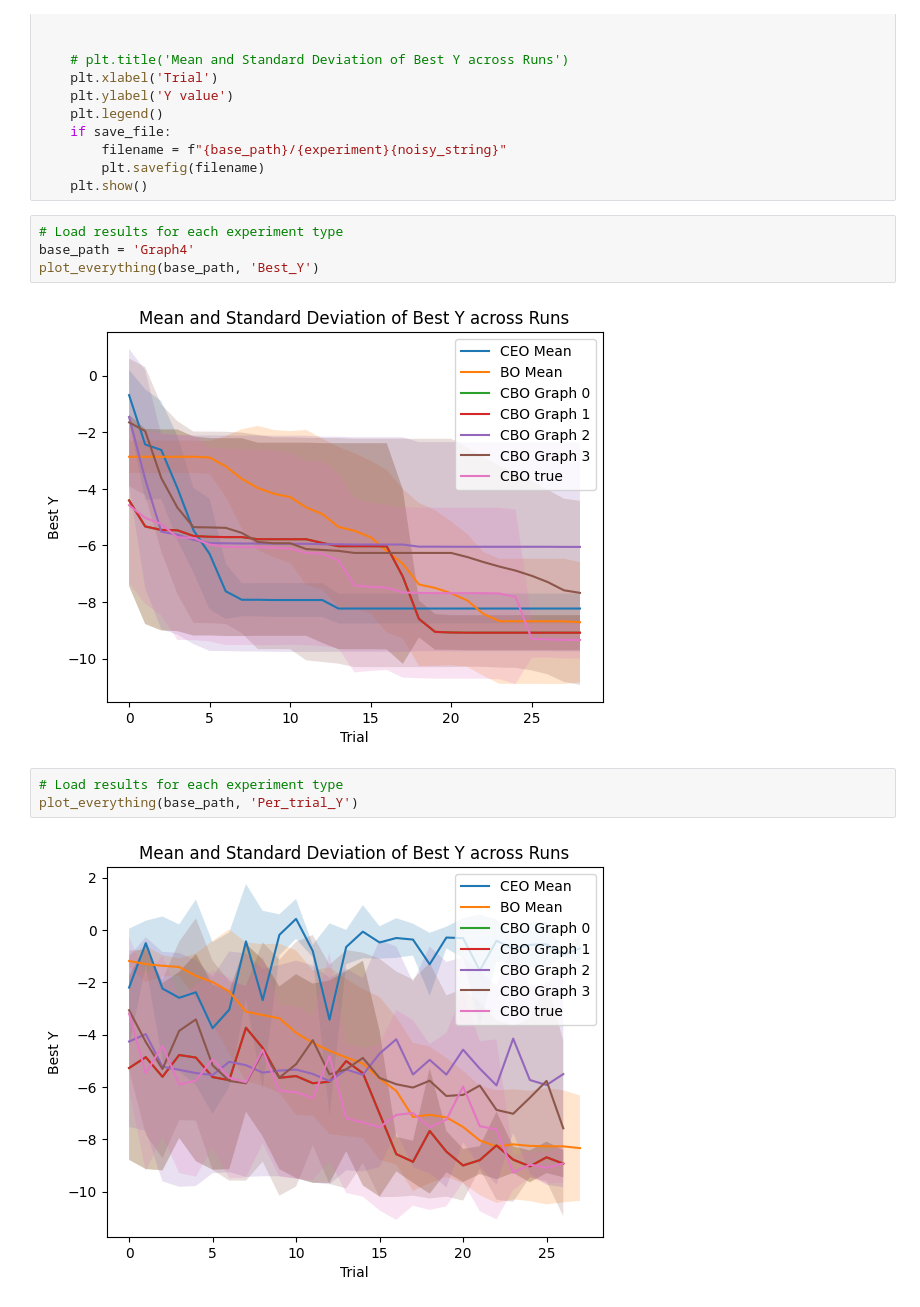
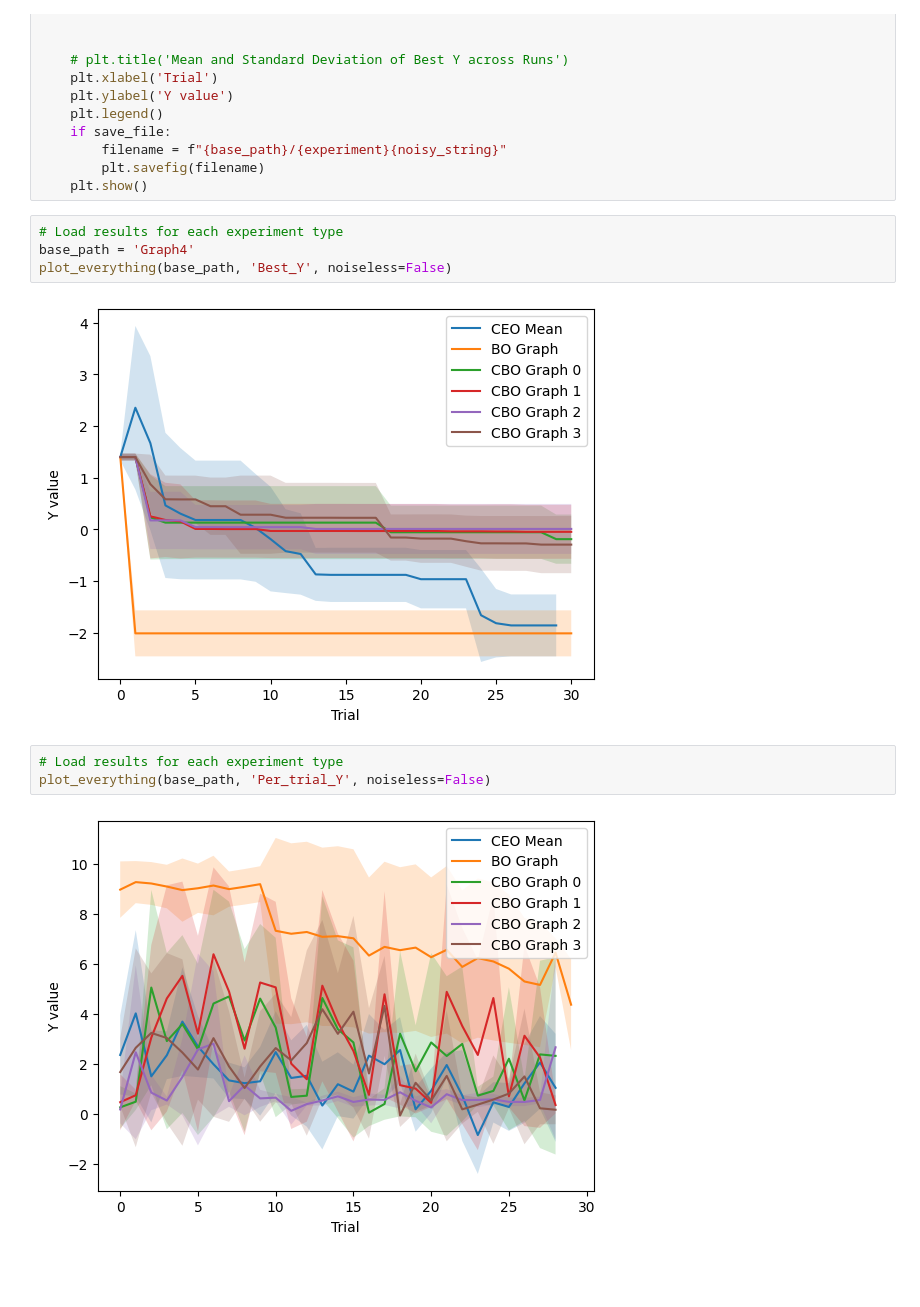
Before and after one commit to FearTheDeer9/AmortizedBayesianOptimization, a Jupyter notebook: results/graph4_results_notebook.ipynb, the cells around one changed output. Cells and saved outputs as stored; diff of their text form; blank space fills up the shorter version.

```diff
--- a/results/graph4_results_notebook.ipynb
+++ b/results/graph4_results_notebook.ipynb
@@ -91,11 +91,11 @@ def plot_everything(base_path, experiment, noiseless: bool = True, save_file: bo
 # %%
 # Load results for each experiment type
 base_path = 'Graph4'
-plot_everything(base_path, 'Best_Y')
+plot_everything(base_path, 'Best_Y', noiseless=False)
 # %% [output]
-[figure, old version]
+[figure, new version]
 # %%
 # Load results for each experiment type
-plot_everything(base_path, 'Per_trial_Y')
+plot_everything(base_path, 'Per_trial_Y', noiseless=False)
 # %% [output]
-[figure, old version]
+[figure, new version]
```
Also changed, not shown: parts of 1 cell of this notebook, 14 other files.
